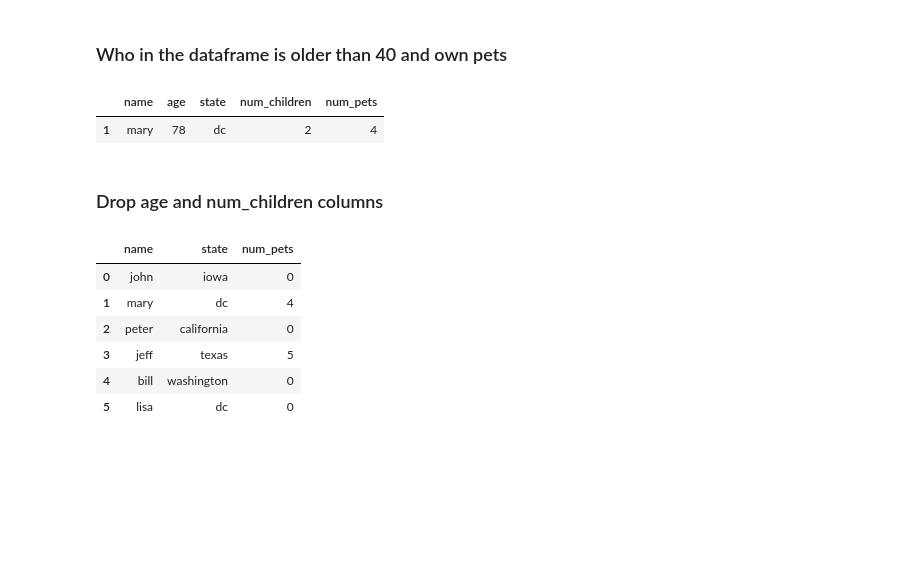
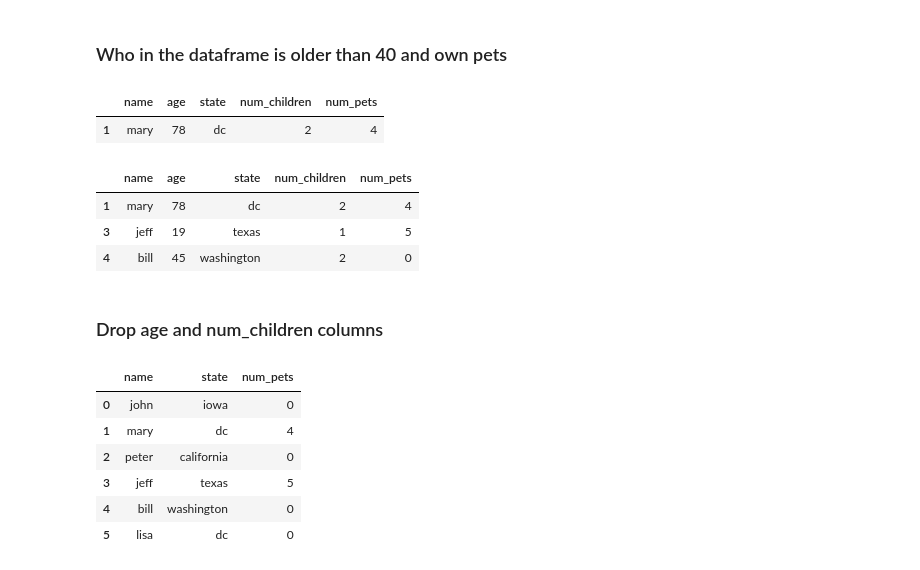
Before and after one commit to Make-School-Courses/DS-1.1-Data-Analysis, a Jupyter notebook: Notebooks/Pandas_Intro.ipynb, the cells around one changed output. Cells and saved outputs as stored; diff of their text form; code cells hidden in the pictures; blank space fills up the shorter version.

```diff
--- a/Notebooks/Pandas_Intro.ipynb
+++ b/Notebooks/Pandas_Intro.ipynb
@@ -138,6 +156,13 @@ df[ (df["age"] > 40) & (df["num_pets"] > 0) ]
 # %% [output]
 |  | name | age | state | num_children | num_pets |
 | 1 | mary | 78 | dc | 2 | 4 |
+# %%
+df[ (df["age"] > 40) | (df["num_pets"] > 0) ]
+# %% [output]
+|  | name | age | state | num_children | num_pets |
+| 1 | mary | 78 | dc | 2 | 4 |
+| 3 | jeff | 19 | texas | 1 | 5 |
+| 4 | bill | 45 | washington | 2 | 0 |
 # %% [markdown]
 ### Drop age and num_children columns
 # %%
```
Also changed, not shown: parts of 9 cells of this notebook, 3 other files.
